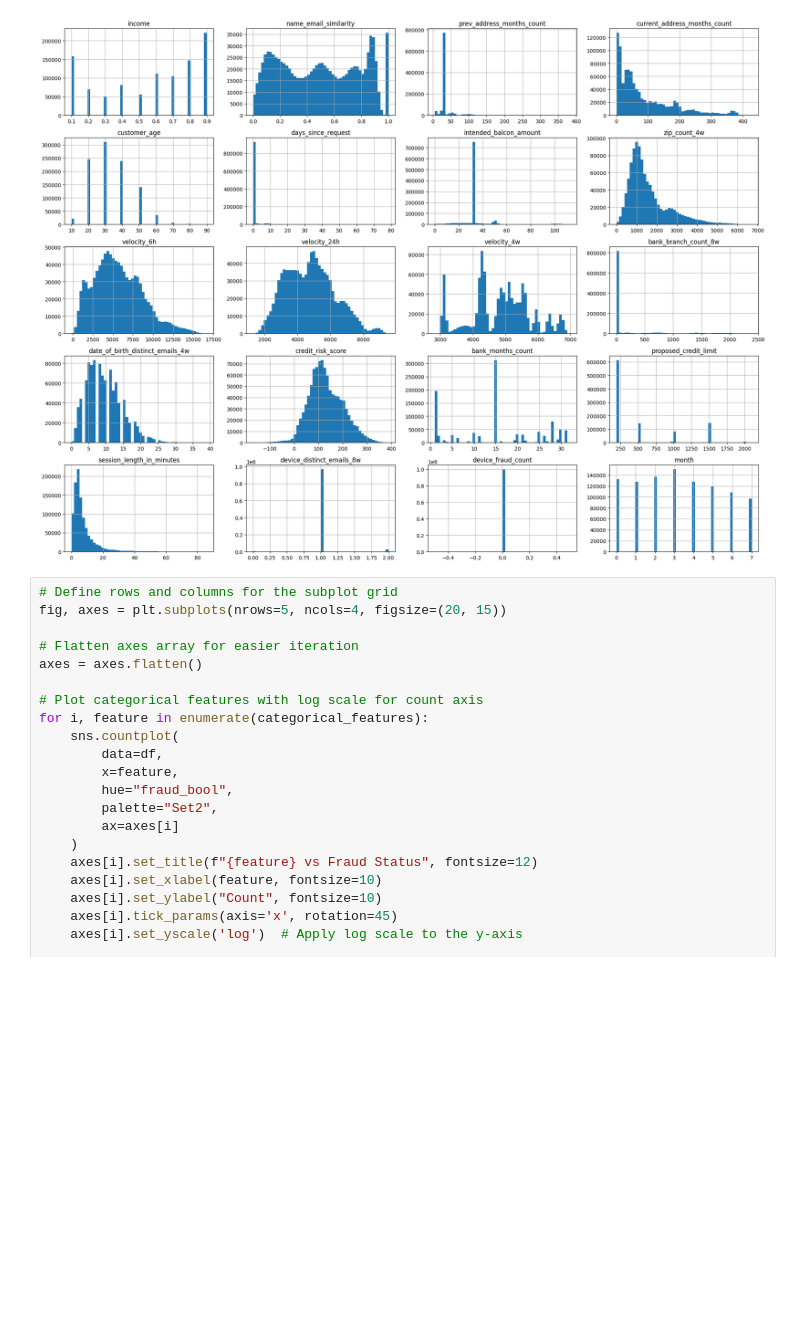
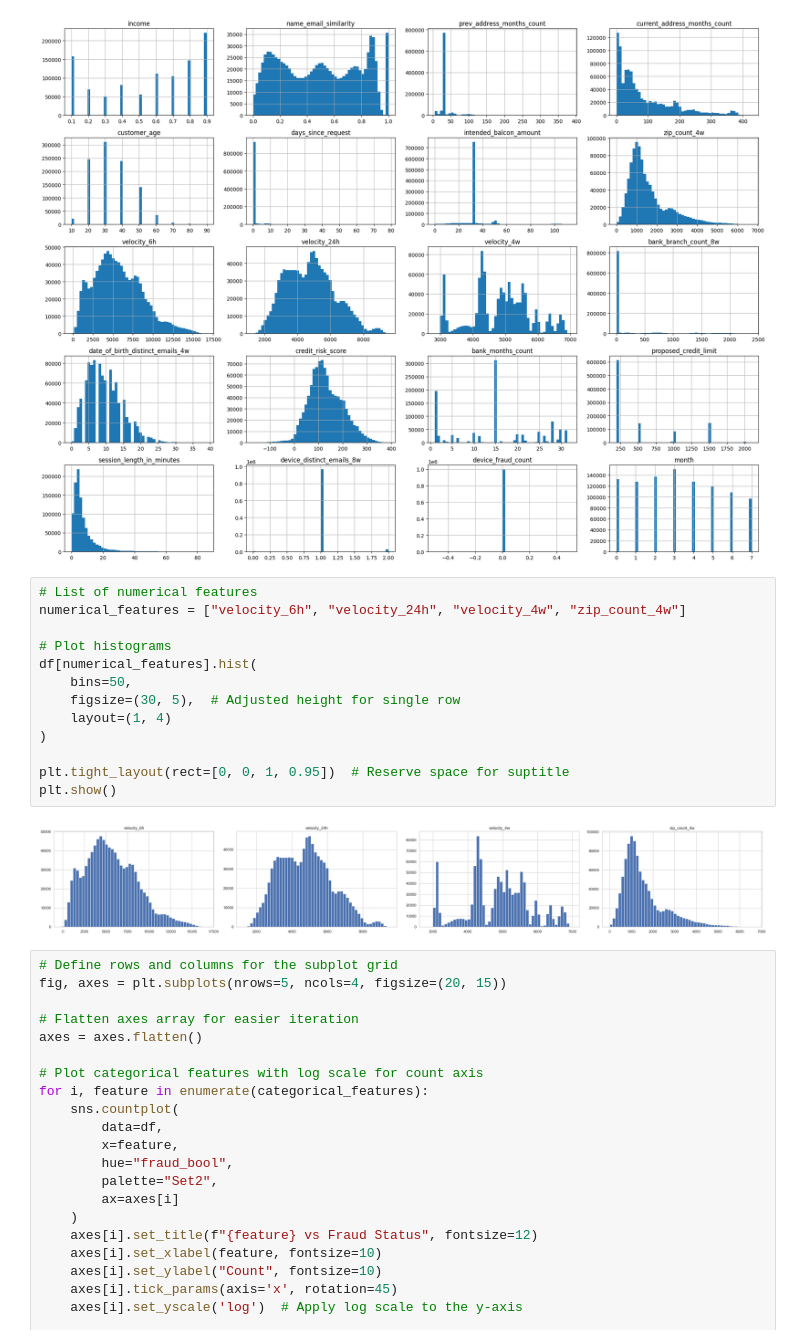
Before and after one commit to bernisschow/DSA4263-Business-and-Commerce-Fraud-Detection, a Jupyter notebook: notebooks/data_cleaning_and_eda.ipynb, the cells around one changed output. Cells and saved outputs as stored; diff of their text form; blank space fills up the shorter version.

```diff
--- a/notebooks/data_cleaning_and_eda.ipynb
+++ b/notebooks/data_cleaning_and_eda.ipynb
@@ -216,6 +216,21 @@ plt.tight_layout()
 plt.show()
 # %% [output]
 [figure]
+# %%
+# List of numerical features
+numerical_features = ["velocity_6h", "velocity_24h", "velocity_4w", "zip_count_4w"]
+
+# Plot histograms
+df[numerical_features].hist(
+    bins=50,
+    figsize=(30, 5),  # Adjusted height for single row
+    layout=(1, 4)
+)
+
+plt.tight_layout(rect=[0, 0, 1, 0.95])  # Reserve space for suptitle
+plt.show()
+# %% [output]
+[figure, added]
 # %%
 # Define rows and columns for the subplot grid
 fig, axes = plt.subplots(nrows=5, ncols=4, figsize=(20, 15))
```
Also changed, not shown: parts of 2 cells of this notebook, 1 other file.
